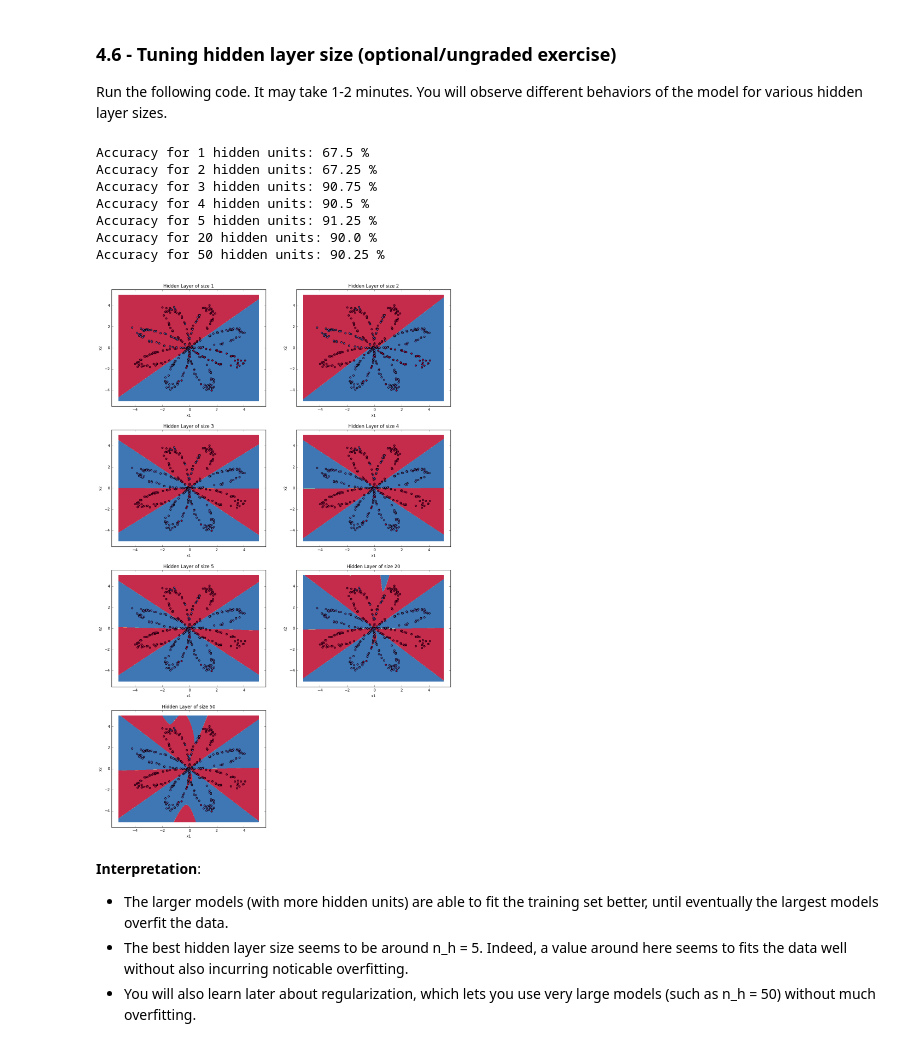
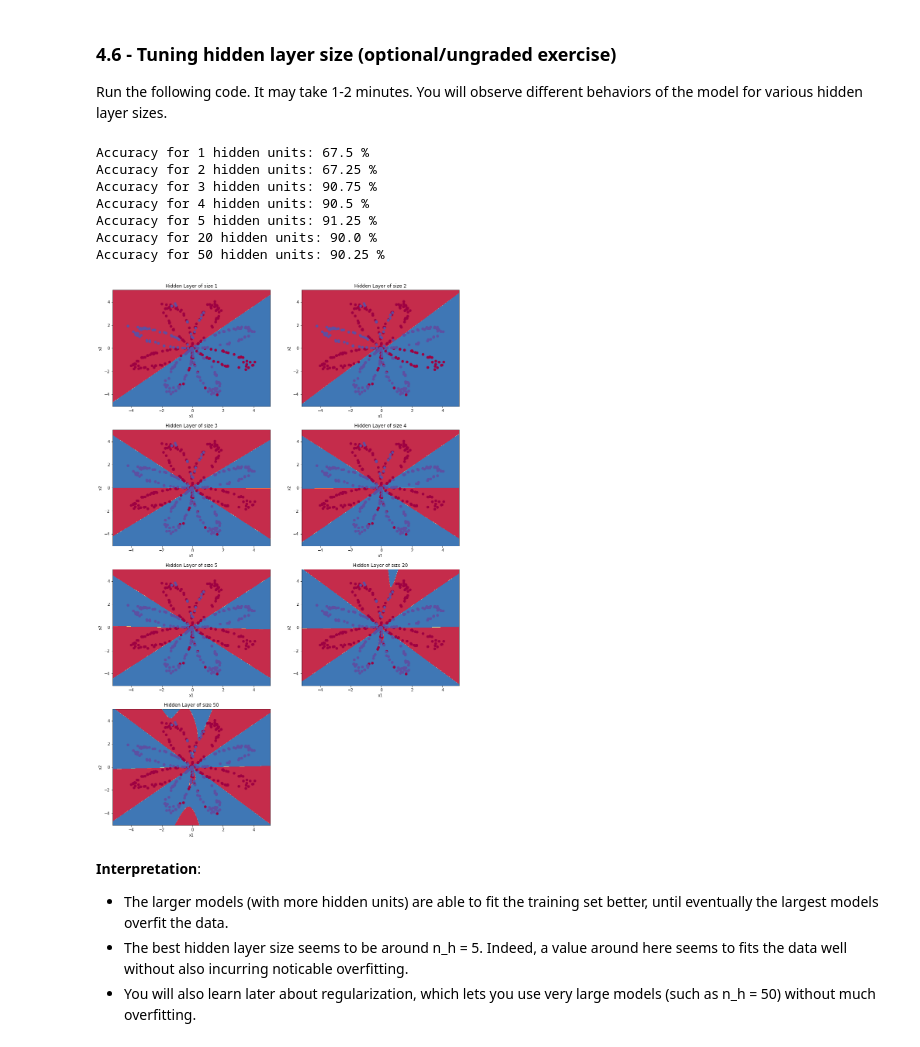
Before and after one commit to MachineLearner07/Deep-Learning, a Jupyter notebook: 1. Neural Network and Deep Learning/Week - 3/Assignment/Planar+data+classification+with+one+hidden+layer+v4.ipynb, the cells around one changed output. Cells and saved outputs as stored; diff of their text form; code cells hidden in the pictures.

```diff
--- a/1. Neural Network and Deep Learning/Week - 3/Assignment/Planar+data+classification+with+one+hidden+layer+v4.ipynb
+++ b/1. Neural Network and Deep Learning/Week - 3/Assignment/Planar+data+classification+with+one+hidden+layer+v4.ipynb
@@ -927,25 +929,25 @@ Run the following code. It may take 1-2 minutes. You will observe different beha
 # %%
 # This may take about 2 minutes to run
 
 plt.figure(figsize=(16, 32))
 hidden_layer_sizes = [1, 2, 3, 4, 5, 20, 50]
 for i, n_h in enumerate(hidden_layer_sizes):
     plt.subplot(5, 2, i+1)
     plt.title('Hidden Layer of size %d' % n_h)
     parameters = nn_model(X, Y, n_h, num_iterations = 5000)
-    plot_decision_boundary(lambda x: predict(parameters, x.T), X, Y)
+    plot_decision_boundary(lambda x: predict(parameters, x.T), X, Y.reshape (400,))
     predictions = predict(parameters, X)
     accuracy = float((np.dot(Y,predictions.T) + np.dot(1-Y,1-predictions.T))/float(Y.size)*100)
     print ("Accuracy for {} hidden units: {} %".format(n_h, accuracy))
 # %% [output]
 Accuracy for 1 hidden units: 67.5 %
 Accuracy for 2 hidden units: 67.25 %
 Accuracy for 3 hidden units: 90.75 %
 Accuracy for 4 hidden units: 90.5 %
 Accuracy for 5 hidden units: 91.25 %
 Accuracy for 20 hidden units: 90.0 %
 Accuracy for 50 hidden units: 90.25 %
-[figure, old version]
+[figure, new version]
 # %% [markdown]
 **Interpretation**:
 - The larger models (with more hidden units) are able to fit the training set better, until eventually the largest models overfit the data.
```
Also changed, not shown: parts of 10 cells of this notebook, 6 other files.
